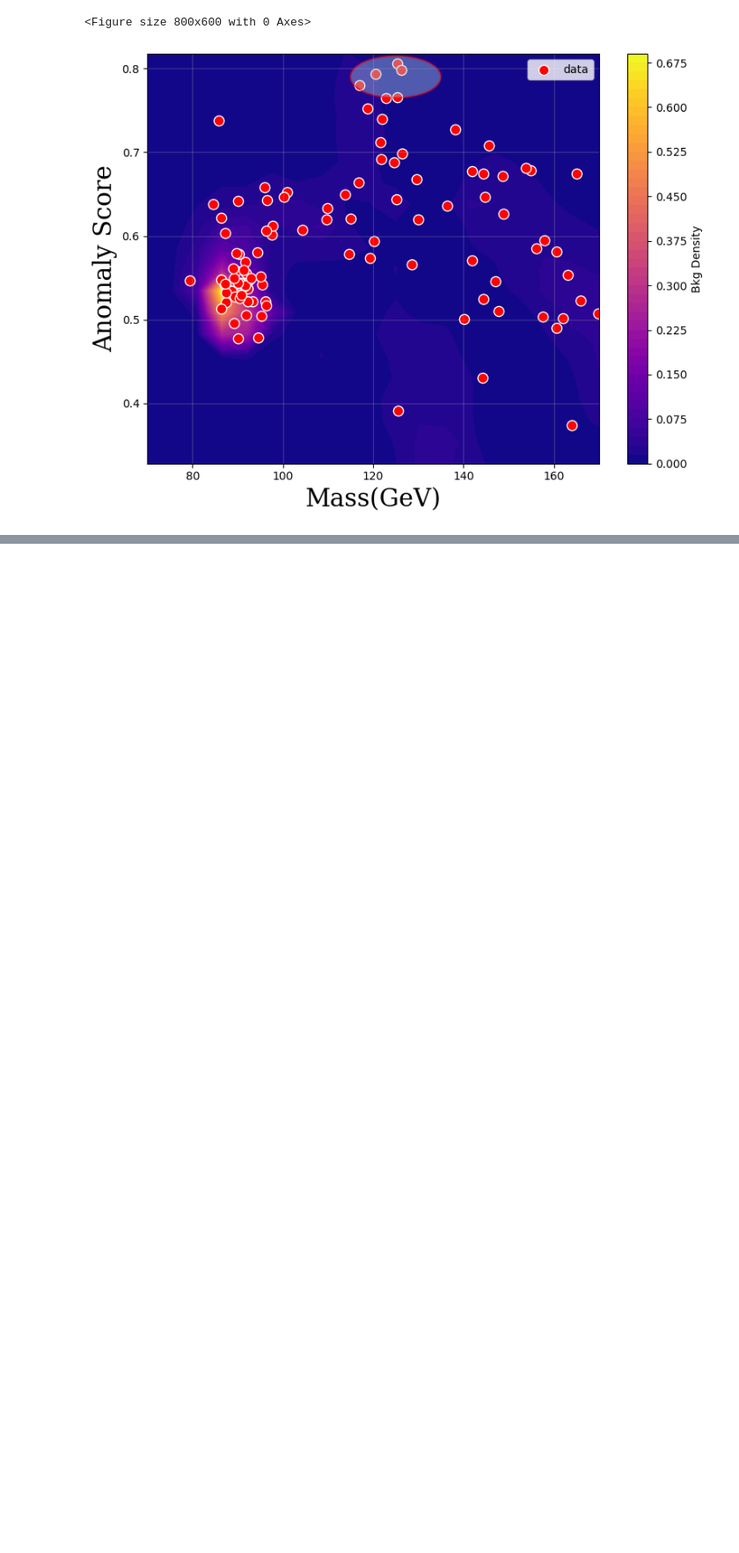
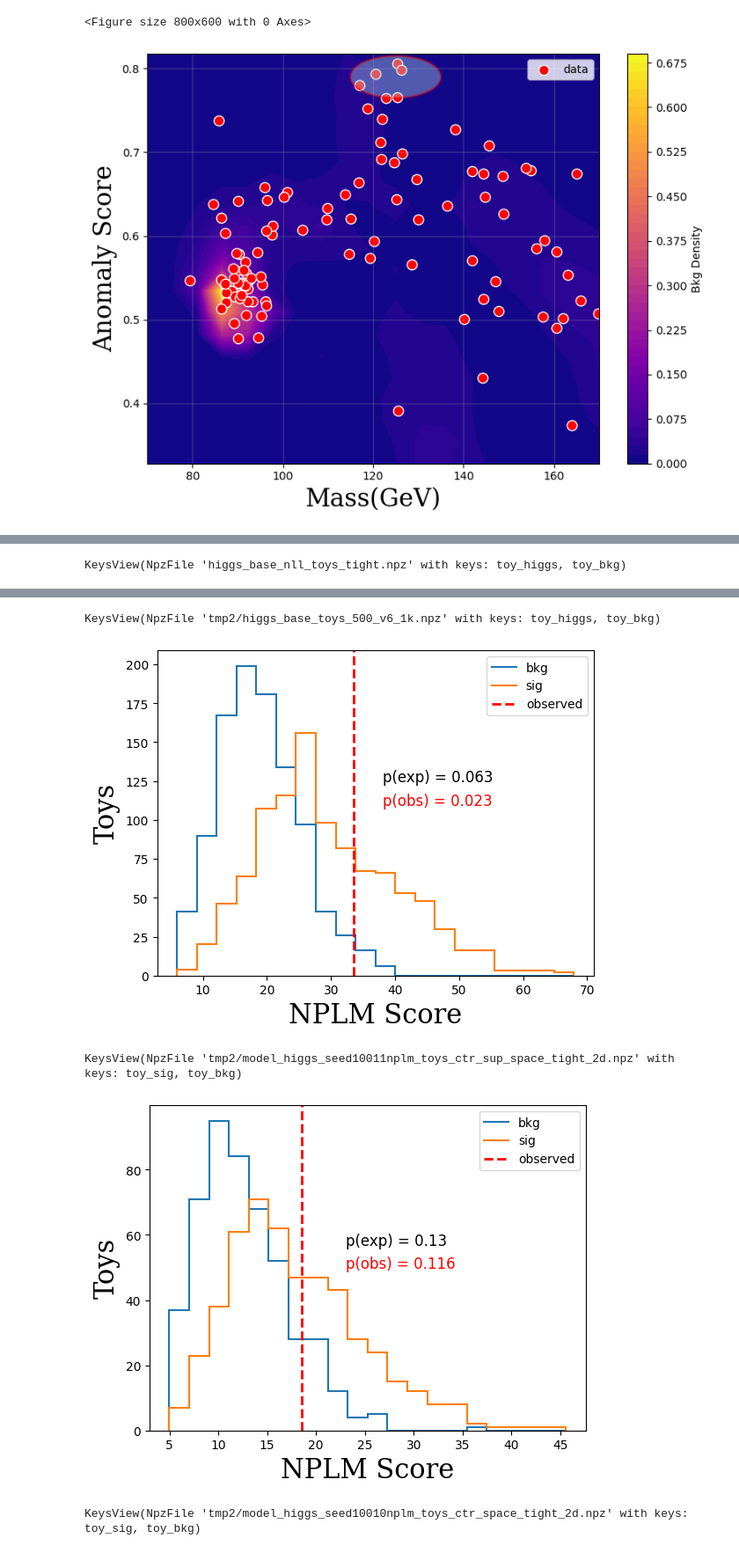
Before and after one commit to SamBT/phlab-neurips25, a Jupyter notebook: experiments/higgs/Higgs_final_pvalues.ipynb, the cells around one changed output, grey strips where cells are left out. Shown: that part at 88% size. Drawn from its saved outputs; the diff is of its cells as text; code cells hidden in the pictures; blank space fills up the shorter version.

```diff
--- a/experiments/higgs/Higgs_final_pvalues.ipynb
+++ b/experiments/higgs/Higgs_final_pvalues.ipynb
@@ -136,0 +128,7 @@ exp p-value: 0.168 -1.3786587286232772
+# %%
+plotPvalue("higgs_base_nll_toys_tight.npz",1.82,LL=True)
+plotPvalue("tmp2/higgs_base_toys_500_v6_1k.npz",obsval=33.6)
+plotPvalue("tmp2/model_higgs_seed10011nplm_toys_ctr_sup_space_tight_2d.npz",label='toy_sig',obsval=18.5)
+plotPvalue("tmp2/model_higgs_seed10010nplm_toys_ctr_space_tight_2d.npz",label='toy_sig',obsval=27.4)
+# %% [output]
+KeysView(NpzFile 'higgs_base_nll_toys_tight.npz' with keys: toy_higgs, toy_bkg)
@@ -136,0 +136,5 @@ exp p-value: 0.168 -1.3786587286232772
+KeysView(NpzFile 'tmp2/higgs_base_toys_500_v6_1k.npz' with keys: toy_higgs, toy_bkg)
+[figure, added]
+KeysView(NpzFile 'tmp2/model_higgs_seed10011nplm_toys_ctr_sup_space_tight_2d.npz' with keys: toy_sig, toy_bkg)
+[figure, added]
+KeysView(NpzFile 'tmp2/model_higgs_seed10010nplm_toys_ctr_space_tight_2d.npz' with keys: toy_sig, toy_bkg)
```
Also changed, not shown: parts of 3 cells of this notebook, 1 other file.
